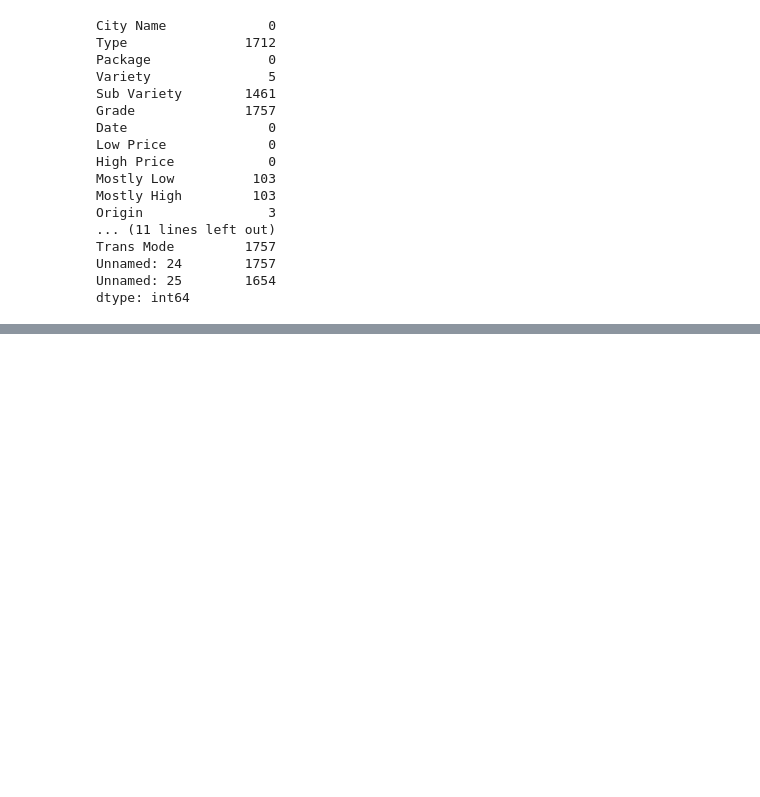
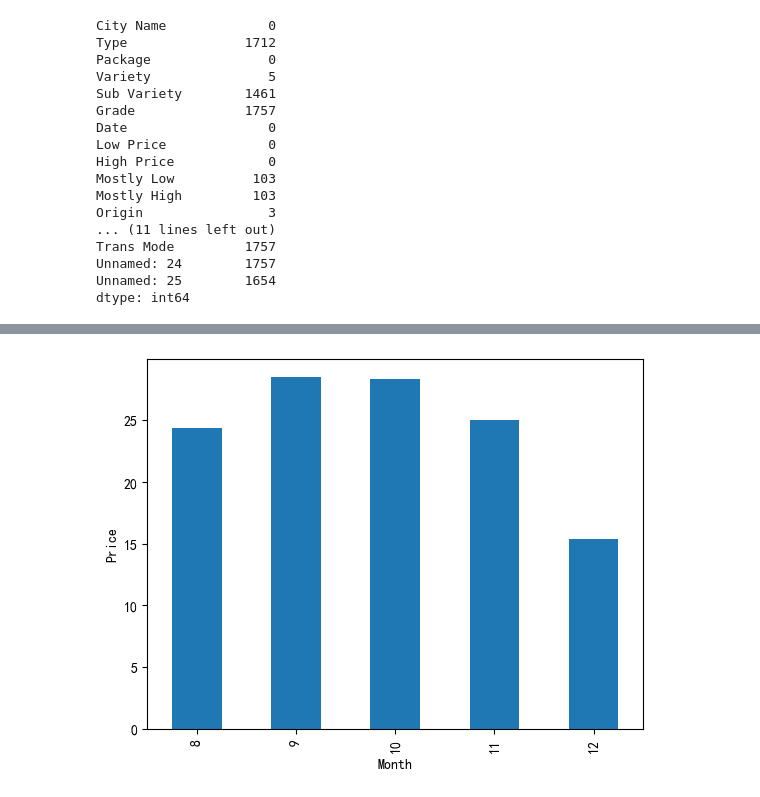
Before and after one commit to chenwenhao2025/xxqzy2, a Jupyter notebook: xxqdm2.1.ipynb, the cells around one changed output, grey strips where cells are left out. Drawn from its saved outputs; the diff is of its cells as text; code cells hidden in the pictures; blank space fills up the shorter version.

```diff
--- a/xxqdm2.1.ipynb
+++ b/xxqdm2.1.ipynb
@@ -65,0 +95,5 @@ dtype: int64
+# %%
+# 过滤“蒲式耳”单位称量的南瓜数据
+data = data[data['Package'].str.contains('bushel', case=True, regex=True)]
+print(len(data))     # 415
+print(data.head().to_string())
@@ -65,0 +108,13 @@ dtype: int64
+# %%
+# 6.数据提取与转化
+# 提取月份
+data['Month'] = data['Date'].apply(lambda dt: pd.to_datetime(dt).month)
+print(data.head().to_string())
+
+# 销售日期转化为该年中的第几天
+data['DayOfYear'] = data['Date'].apply(lambda dt: pd.to_datetime(dt).timetuple().tm_yday)
+print(data.head().to_string())
+
+# 计算南瓜的平均价格作为标签
+data['Price'] = (data['Low Price'] + data['High Price']) / 2
+print(data.head().to_string())
@@ -65,0 +140,7 @@ dtype: int64
+# %%
+# 根据Package称量单位换算价格Price，转化为每bushel的价格（标准化）
+# 1 1/9 bushel cartons => Price = Price/(1 + 1/9)
+data.loc[data['Package'].str.contains('1 1/9'), 'Price'] = data['Price']/(1 + 1/9)
+# 1/2 bushel cartons => Price = Price/(1/2)
+data.loc[data['Package'].str.contains('1/2'), 'Price'] = data['Price']/(1/2)
+print(data.head(30).to_string())
@@ -65,0 +165,11 @@ dtype: int64
+# %%
+# 7.数据整理
+# 将整理的数据放到新的DataFrame中
+new_features = ['Month', 'DayOfYear', 'City Name', 'Variety', 'Package', 'Price']
+new_pumpkins = data[new_features].reset_index(drop='index')
+print(len(new_pumpkins))    # 共415条数据
+
+# 删除包含空值的行
+new_pumpkins.dropna(inplace=True)
+print(len(new_pumpkins))    # 415
+print(new_pumpkins.head().to_string())
@@ -65,0 +185,7 @@ dtype: int64
+# %%
+# 8.1 绘制每个月南瓜的平均价格柱状图
+new_pumpkins.groupby(by='Month')['Price'].mean().plot(kind='bar')
+plt.ylabel('Price')
+plt.show()
+# %% [output]
+[figure, added]
```
Also changed, not shown: parts of 19 cells of this notebook.
